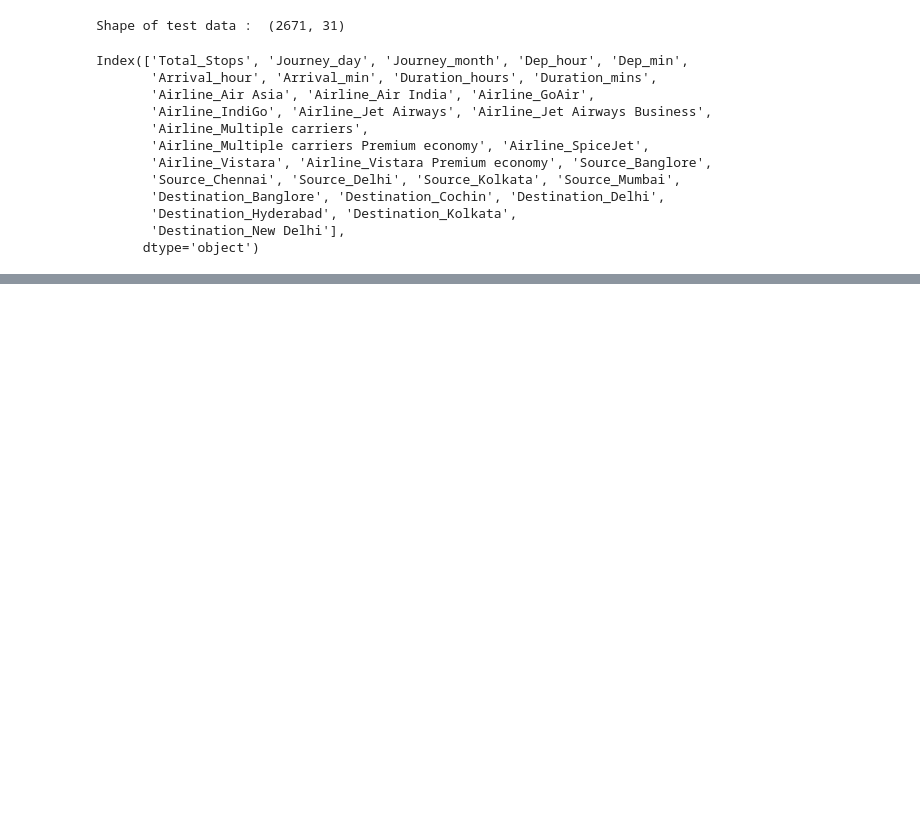
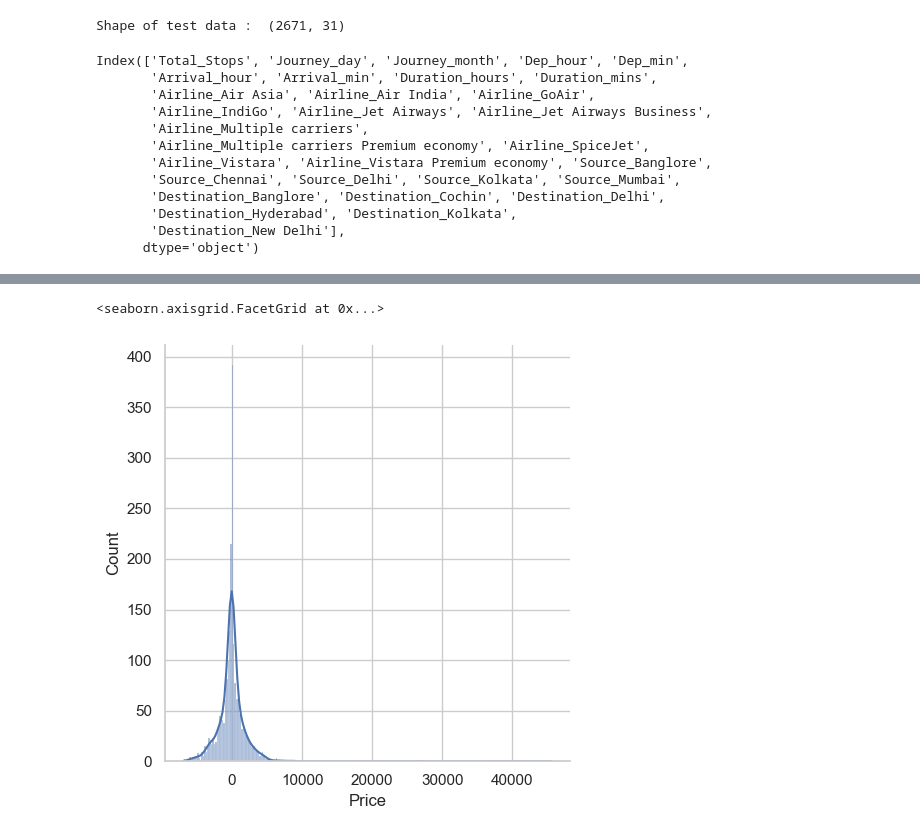
Before and after one commit to DanialAslam04/FlightFarePredicion-, a Jupyter notebook: FlightFarePred.ipynb, the cells around one changed output, grey strips where cells are left out. Drawn from its saved outputs; the diff is of its cells as text; code cells hidden in the pictures; blank space fills up the shorter version.

```diff
--- a/FlightFarePred.ipynb
+++ b/FlightFarePred.ipynb
@@ -440,0 +555,5 @@ Index(['Total_Stops', 'Journey_day', 'Journey_month', 'Dep_hour', 'Dep_min',
+# %%
+sns.displot(y_test-y_pred,kde=True)
+# %% [output]
+<seaborn.axisgrid.FacetGrid at 0x...>
+[figure, added]
```
Also changed, not shown: parts of 29 cells of this notebook.
